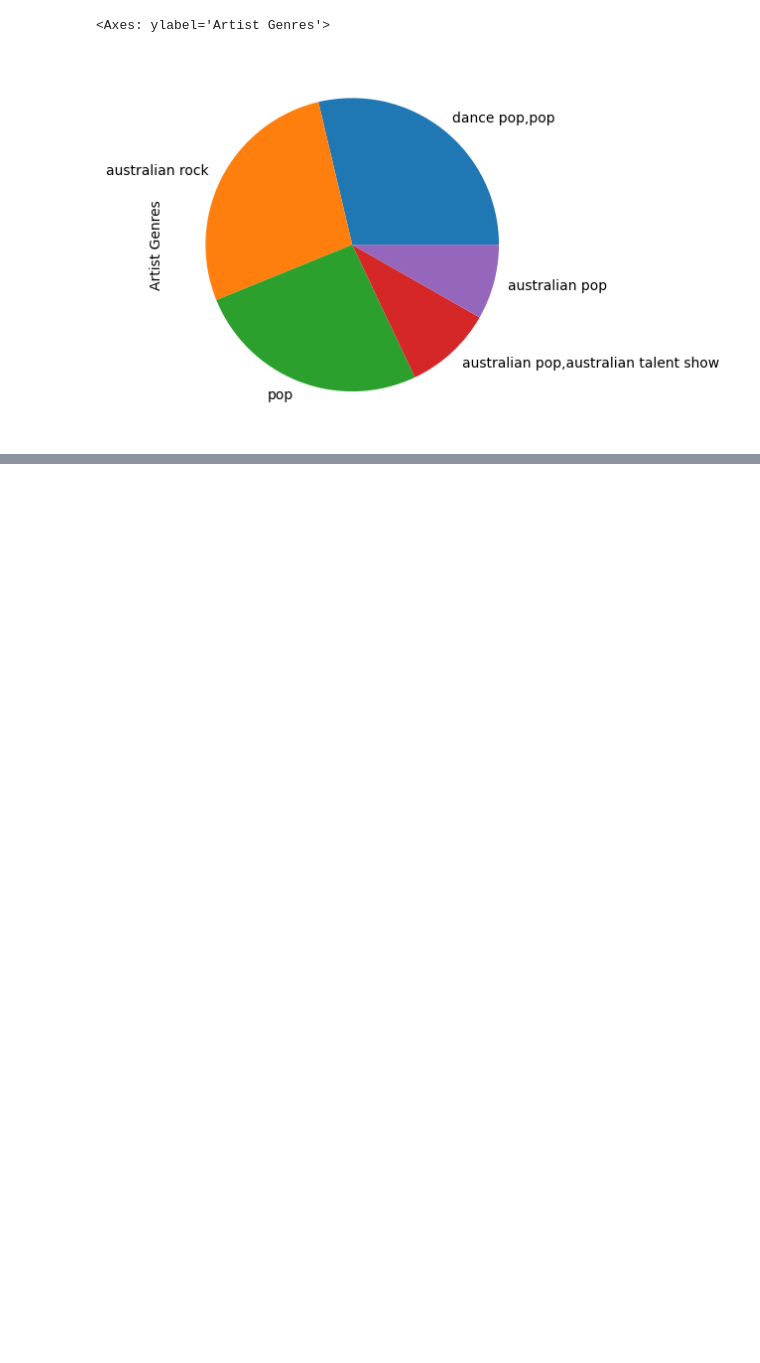
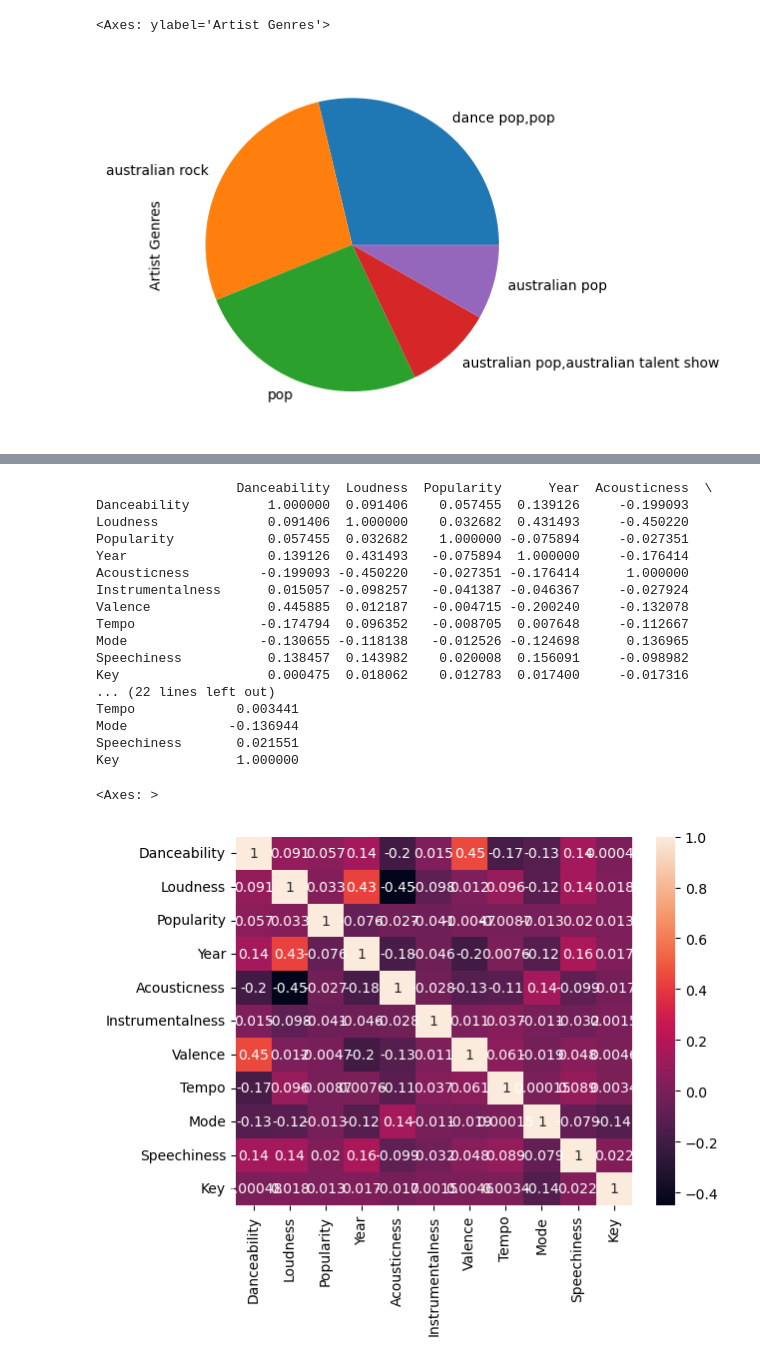
Before and after one commit to jcason5/TP1_SM_JC, a Jupyter notebook: TP1_SM_JC.ipynb, the cells around one changed output, grey strips where cells are left out. Cells and saved outputs as stored; diff of their text form; code cells hidden in the pictures; blank space fills up the shorter version.

```diff
--- a/TP1_SM_JC.ipynb
+++ b/TP1_SM_JC.ipynb
@@ -65,0 +87,24 @@ data['Artist Genres'].value_counts().head().plot(kind='pie')
+# %%
+corr=data[['Danceability', 'Loudness', 'Popularity', 'Year', 'Acousticness', 'Instrumentalness', 'Valence', 'Tempo', 'Mode', 'Speechiness', 'Key']].corr()
+print(corr)
+sns.heatmap(corr, annot=True)
+# %% [output]
+                  Danceability  Loudness  Popularity      Year  Acousticness  \
+Danceability          1.000000  0.091406    0.057455  0.139126     -0.199093
+Loudness              0.091406  1.000000    0.032682  0.431493     -0.450220
+Popularity            0.057455  0.032682    1.000000 -0.075894     -0.027351
+Year                  0.139126  0.431493   -0.075894  1.000000     -0.176414
+Acousticness         -0.199093 -0.450220   -0.027351 -0.176414      1.000000
+Instrumentalness      0.015057 -0.098257   -0.041387 -0.046367     -0.027924
+Valence               0.445885  0.012187   -0.004715 -0.200240     -0.132078
+Tempo                -0.174794  0.096352   -0.008705  0.007648     -0.112667
+Mode                 -0.130655 -0.118138   -0.012526 -0.124698      0.136965
+Speechiness           0.138457  0.143982    0.020008  0.156091     -0.098982
+Key                   0.000475  0.018062    0.012783  0.017400     -0.017316
+... (22 lines left out)
+Tempo             0.003441
+Mode             -0.136944
+Speechiness       0.021551
+Key               1.000000
+<Axes: >
+[figure, added]
```
Also changed, not shown: parts of 8 cells of this notebook.
